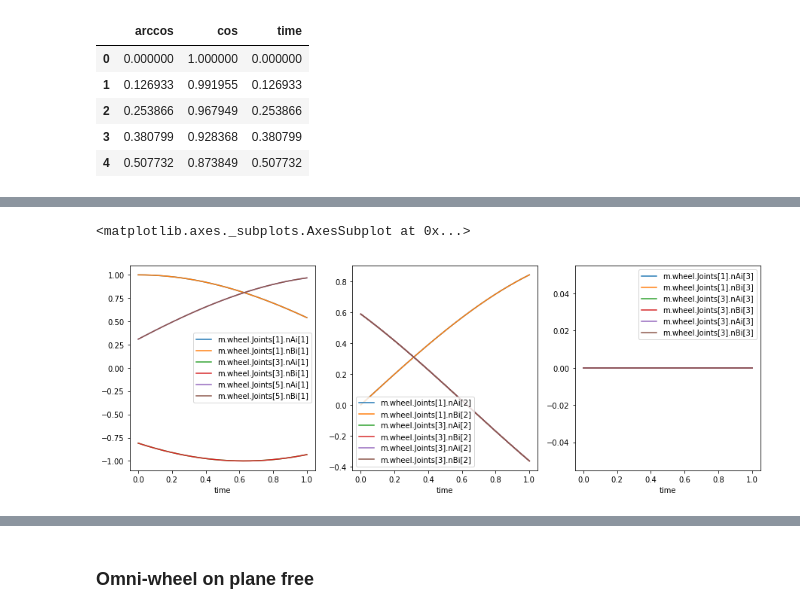
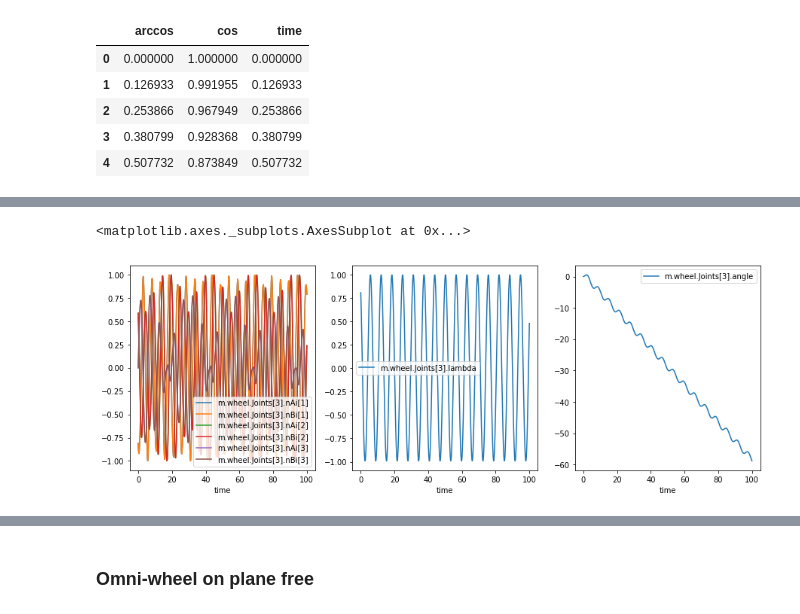
Before and after one commit to admech/mbs, a Jupyter notebook: omni/py.ipynb, the cells around one changed output, grey strips where cells are left out. Cells and saved outputs as stored; diff of their text form; code cells hidden in the pictures.

Commit message:
[PLANE] Tried wheel on plane

```diff
--- a/omni/py.ipynb
+++ b/omni/py.ipynb
@@ -235,41 +248,31 @@ res.head(30)[
 # %%
 fig, axs = plt.subplots(1, 3, figsize = (15, 5))
 
 res[
     [ 'time'
-    , 'm.wheel.Joints[1].nAi[1]'
-    , 'm.wheel.Joints[1].nBi[1]'
     , 'm.wheel.Joints[3].nAi[1]'
     , 'm.wheel.Joints[3].nBi[1]'
-    , 'm.wheel.Joints[5].nAi[1]'
-    , 'm.wheel.Joints[5].nBi[1]'
+    , 'm.wheel.Joints[3].nAi[2]'
+    , 'm.wheel.Joints[3].nBi[2]'
+    , 'm.wheel.Joints[3].nAi[3]'
+    , 'm.wheel.Joints[3].nBi[3]'
     ]
 ].plot(x = 'time', ax = axs[0])
 
 res[
     [ 'time'
-    , 'm.wheel.Joints[1].nAi[2]'
-    , 'm.wheel.Joints[1].nBi[2]'
-    , 'm.wheel.Joints[3].nAi[2]'
-    , 'm.wheel.Joints[3].nBi[2]'
-    , 'm.wheel.Joints[3].nAi[2]'
-    , 'm.wheel.Joints[3].nBi[2]'
+    , 'm.wheel.Joints[3].lambda'
     ]
 ].plot(x = 'time', ax = axs[1])
 
 res[
     [ 'time'
-    , 'm.wheel.Joints[1].nAi[3]'
-    , 'm.wheel.Joints[1].nBi[3]'
-    , 'm.wheel.Joints[3].nAi[3]'
-    , 'm.wheel.Joints[3].nBi[3]'
-    , 'm.wheel.Joints[3].nAi[3]'
-    , 'm.wheel.Joints[3].nBi[3]'
+    , 'm.wheel.Joints[3].angle'
     ]
 ].plot(x = 'time', ax = axs[2])
 # %% [output]
 <matplotlib.axes._subplots.AxesSubplot at 0x...>
-[figure, old version]
+[figure, new version]
 # %%
 res[
     [ 'time'
```
Also changed, not shown: parts of 7 cells of this notebook, 8 other files.
